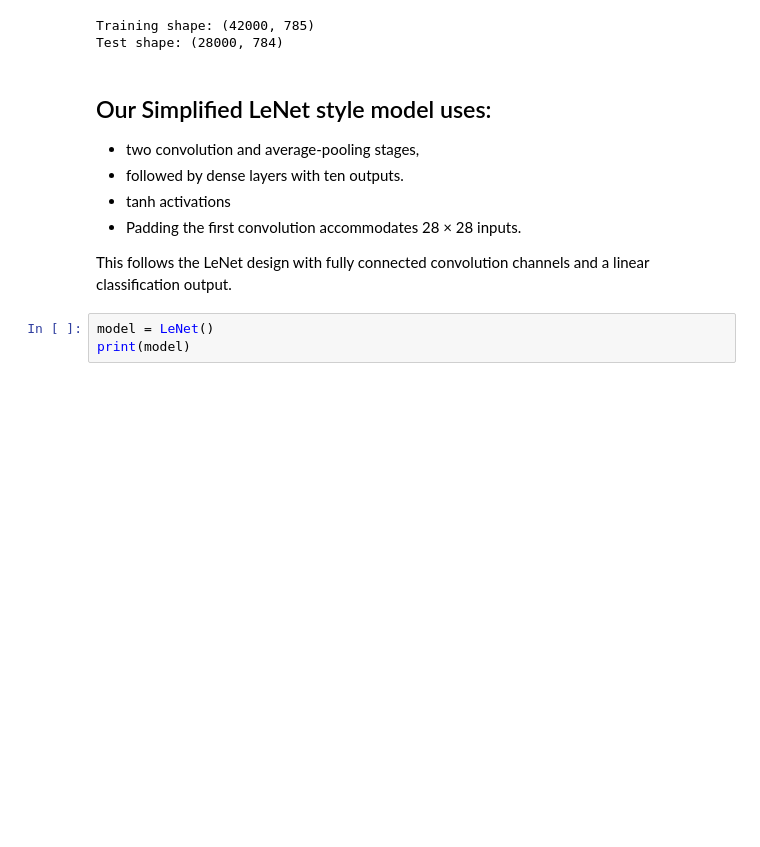
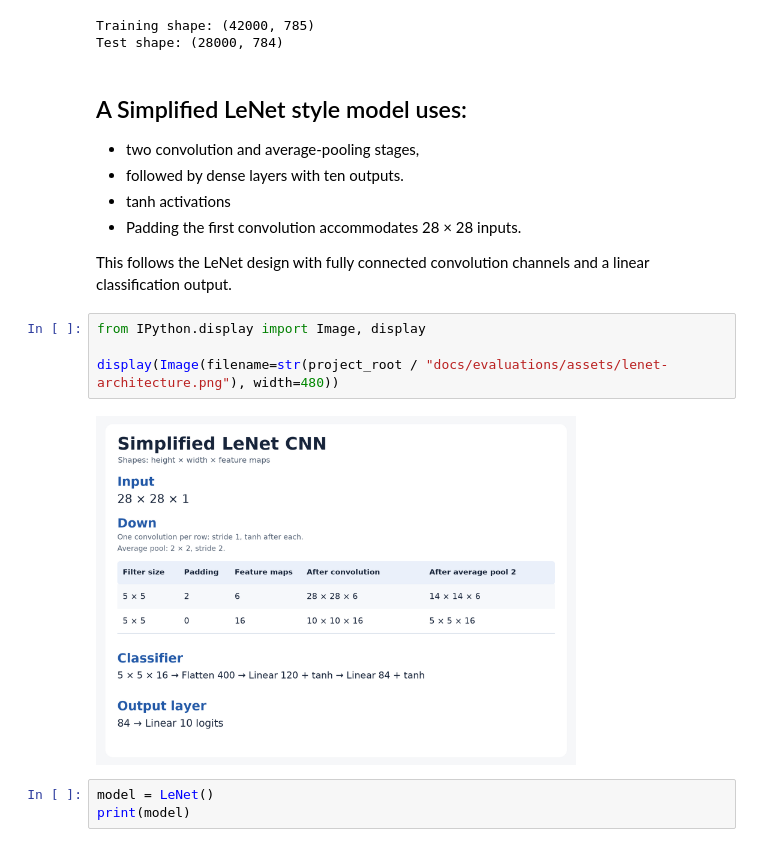
Before and after one commit to KurtMeehanPro/digit-recognizer, a Jupyter notebook: notebooks/02_lenet_style_cnn.ipynb, the cells around one changed output. Saved outputs shown, nothing was run; the diff lists cells and outputs as text; blank space fills up the shorter version.

```diff
--- a/notebooks/02_lenet_style_cnn.ipynb
+++ b/notebooks/02_lenet_style_cnn.ipynb
@@ -45,13 +45,19 @@ print(f"Test shape: {test.shape}")
 Training shape: (42000, 785)
 Test shape: (28000, 784)
 # %% [markdown]
-## Our Simplified LeNet style model uses:
+## A Simplified LeNet style model uses:
 - two convolution and average-pooling stages,
 - followed by dense layers with ten outputs.
 - tanh activations
 - Padding the first convolution accommodates 28 × 28 inputs.
 
 This follows the LeNet design with fully connected convolution channels and a linear classification output.
+# %%
+from IPython.display import Image, display
+
+display(Image(filename=str(project_root / "docs/evaluations/assets/lenet-architecture.png"), width=480))
+# %% [output]
+[figure, added]
 # %%
 model = LeNet()
 print(model)
```
Also changed, not shown: parts of 6 cells of this notebook, 26 other files.
